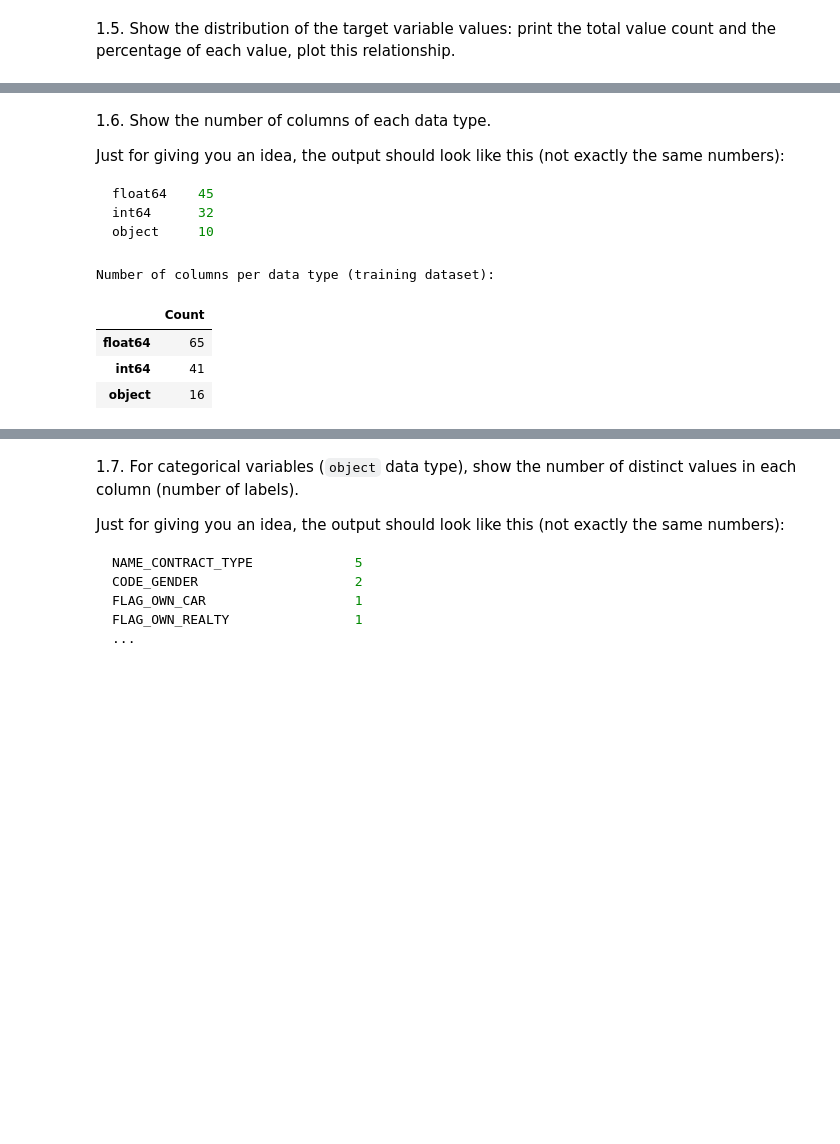
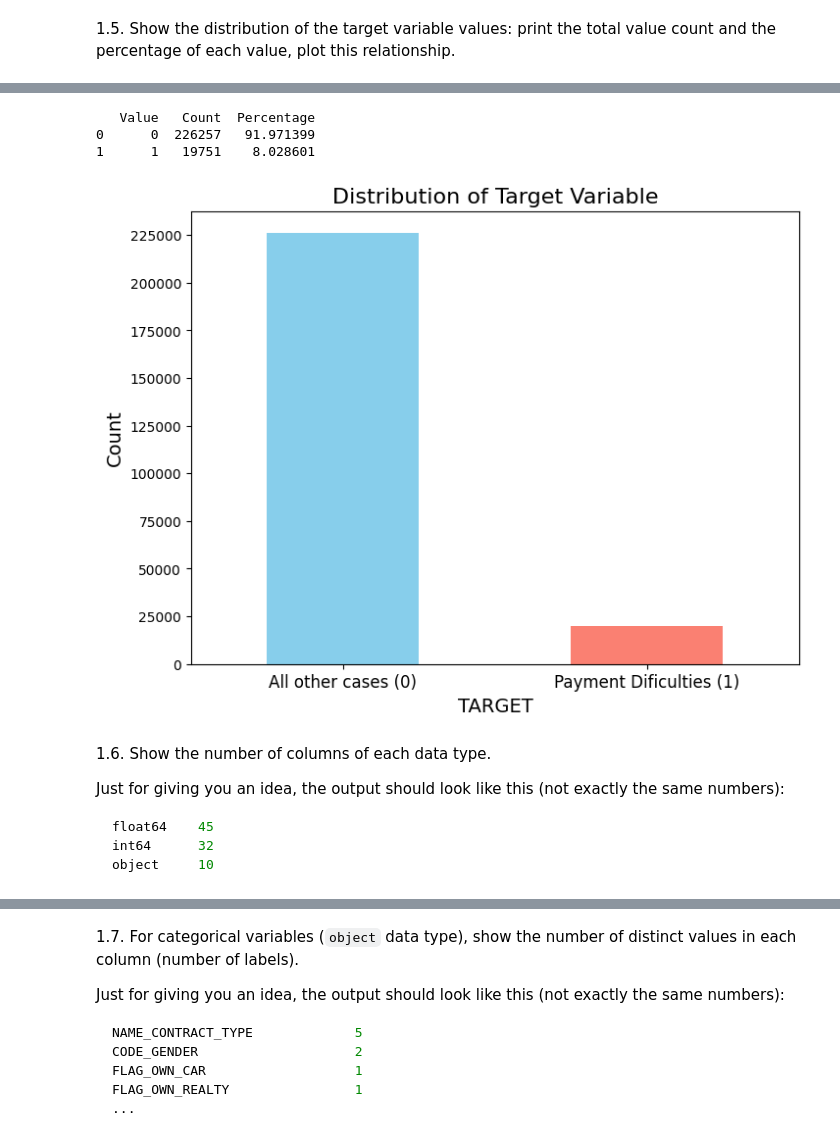
Before and after one commit to ferwuy/ml-anyoneai-sprint2, a Jupyter notebook: AnyoneAI - Sprint Project 02.ipynb, the cells around one changed output, grey strips where cells are left out. Drawn from its saved outputs; the diff is of its cells as text; code cells hidden in the pictures; blank space fills up the shorter version.

````diff
--- a/AnyoneAI - Sprint Project 02.ipynb
+++ b/AnyoneAI - Sprint Project 02.ipynb
@@ -124,0 +89,4 @@ Index  Column Name
+# %%
+### TODO Complete in this cell: Show all columns in the training dataset
+data_frame = pd.DataFrame(app_train)
+print(data_frame.dtypes)  # Display all column names in the training dataset
@@ -229,3 +139,48 @@ Target variable distribution (0 = no difficulty, 1 = payment difficulty):
+# %%
+### TODO Complete in this cell: Show the target variable distribution
+
+value_counts = data_frame['TARGET'].value_counts()  # Count occurrences of each class in the target variable
+percentages = (value_counts / len(data_frame)) * 100  # Calculate percentages for each class
+
+distribution_data_frame = pd.DataFrame(
+    {'Value': value_counts.index,
+     'Count': value_counts,
+     'Percentage': percentages}
+) # Create a DataFrame for better visualization
+
+print(distribution_data_frame)  # Display the distribution DataFrame
+
+import matplotlib.ticker as ticker
+
+target_distribution = value_counts # Count occurrences of each class in the target variable
+
+plot = plt # Rename plt to plot for clarity
+plot.figure(figsize=(8, 6)) # Set figure size
+plot.xlabel('TARGET',
+            fontsize=14) # Set x-axis label
+
+plot.ylabel('Count',
+            fontsize=14) # Set y-axis label
+
+plot.title('Distribution of Target Variable',
+           fontsize=16) # Set plot title
+
+axes = target_distribution.plot(kind='bar',
+                                color=['skyblue', 'salmon']) # Create a bar plot
+
+axes.set_xticklabels(['All other cases (0)',
+                      'Payment Dificulties (1)'],
+                      rotation=0,
+                      fontsize=12) # Set x-axis tick labels
+
+axes.yaxis.set_major_locator(ticker.MaxNLocator(integer=True)) # Ensure y-axis has integer ticks
+
+plt.show() # Display the plot
+# %% [output]
+   Value   Count  Percentage
+0      0  226257   91.971399
+1      1   19751    8.028601
+[figure, added]
 # %% [markdown]
 1.6. Show the number of columns of each data type.
 
@@ -236,27 +191,3 @@ float64    45
 int64      32
 object     10
 ```
-# %%
-# 1.6 Show the number of columns of each data type (single clean output)
-# Extract the dtype Series from the training DataFrame
-dtypes = app_train.dtypes  # pandas Series: column_name -> dtype
-
-# Aggregate counts per dtype
-dtype_counts = dtypes.value_counts()  # Unique dtype -> number of columns
-
-# Build a summary DataFrame with counts and percentage share
-dtype_summary = (dtype_counts
-                 .to_frame(name='Count')  # Convert to DataFrame with column name 'Count'
-                )
-
-# Print a concise header (avoid duplicating detailed lines below)
-print("Number of columns per data type (training dataset):")  # Context header
-
-# Display the summary table only once (prevents duplicated appearance)
-display(dtype_summary)  # Jupyter-friendly formatted table
-# %% [output]
-Number of columns per data type (training dataset):
-|  | Count |
-| float64 | 65 |
-| int64 | 41 |
-| object | 16 |
````
Also changed, not shown: parts of 34 cells of this notebook.
